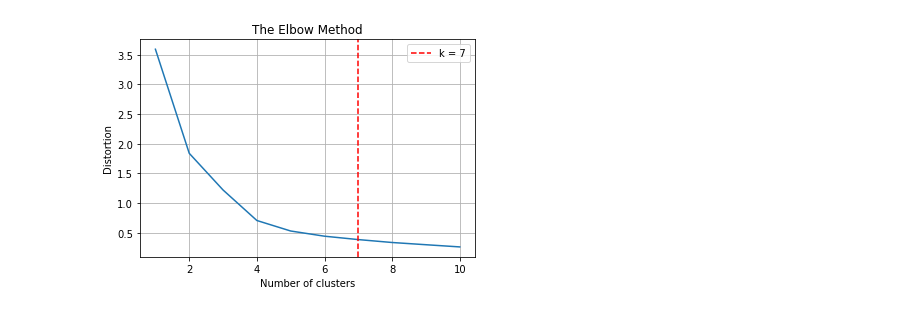
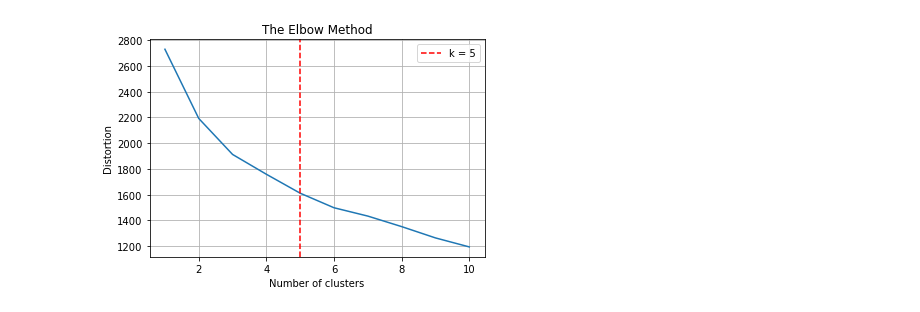
Before and after one commit to fynnweaver/Mid-Term-Project, a Jupyter notebook: notebooks/clustering.ipynb, the cells around one changed output. Saved outputs shown, nothing was run; the diff lists cells and outputs as text; code cells hidden in the pictures.

Commit message:
Fixed clustering
clustered on features not lat, long. doh!

```diff
--- a/notebooks/clustering.ipynb
+++ b/notebooks/clustering.ipynb
@@ -15,5 +19,16 @@ warnings.filterwarnings("ignore")
 # %%
 master_df = pd.read_csv('../processed_data/master.csv')
 # %%
-X = master_df
-max_k = 10
+X = master_df.iloc[:, 2:]
+lat_lng = master_df.iloc[:, 0:2]
+# %%
+#Scaling the data
+scaler = StandardScaler()
+#fit scaler to data
+scaler.fit(X.values)
+
+#transform and save into new dataframe
+X_std = pd.DataFrame(scaler.transform(X.values),
+                                columns = X.columns)
+
+X_std.head()
@@ -20,25 +42,26 @@ max_k = 10
 # %%
+max_k = 10
 ## iterations
 distortions = []
 for i in range(1, max_k+1):
-    if len(X) >= i:
-        model = cluster.KMeans(n_clusters=i, init='k-means++', max_iter=300, n_init=100)
-        model.fit(X)
+    if len(X_std) >= i:
+        model = cluster.KMeans(n_clusters=i, init='k-means++', max_iter=1000, n_init=10)
+        model.fit(X_std)
         distortions.append(model.inertia_)
 
 k = [i*100 for i in np.diff(distortions,2)].index(min([i*100 for i
      in np.diff(distortions,2)]))
 
 fig, ax = plt.subplots()
 ax.plot(range(1, len(distortions)+1), distortions)
 ax.axvline(k, ls='--', color="red", label="k = "+str(k))
 ax.set(title='The Elbow Method', xlabel='Number of clusters',
        ylabel="Distortion")
 ax.legend()
 ax.grid(True)
 plt.show()
 # %% [output]
-[figure, old version]
+[figure, new version]
 # %%
 k = 5
 model = cluster.KMeans(n_clusters=k, init='k-means++')
```
Also changed, not shown: parts of 11 cells of this notebook.
